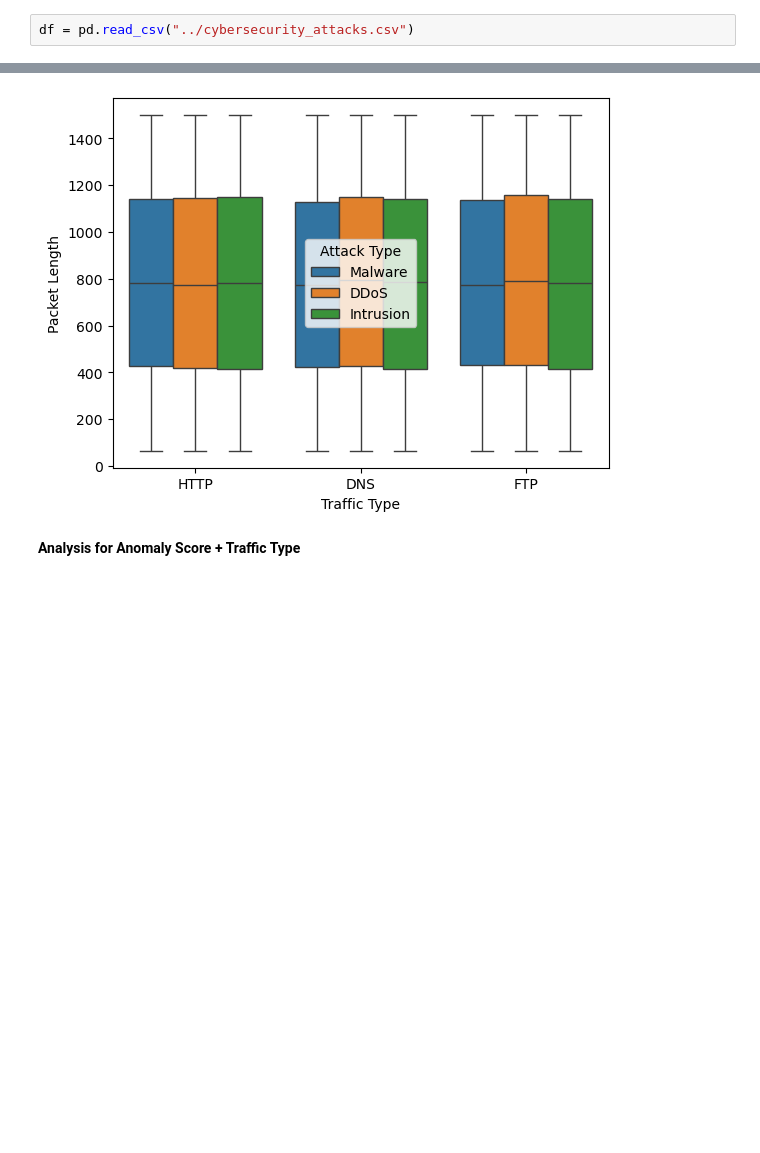
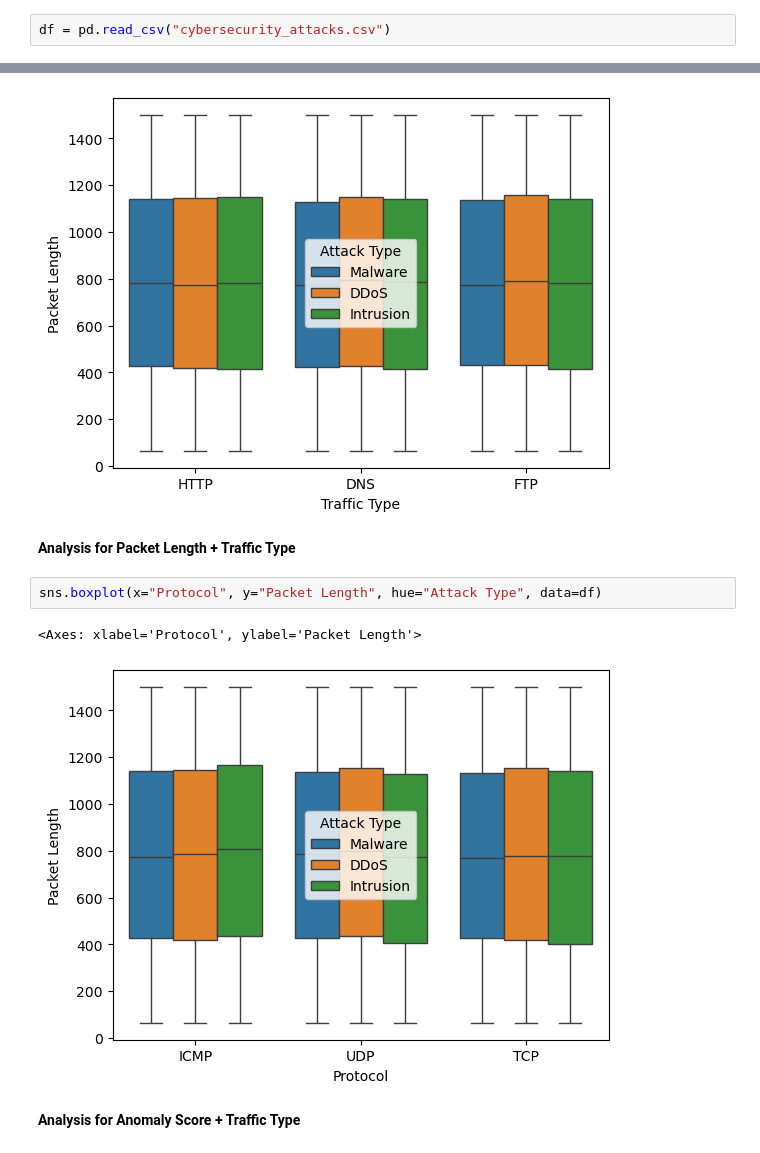
Before and after one commit to sanchk2307/cybersecurity_attacks, a Jupyter notebook: EDA.ipynb, the cells around one changed output, grey strips where cells are left out. Drawn from its saved outputs; the diff is of its cells as text; blank space fills up the shorter version.

```diff
--- a/EDA.ipynb
+++ b/EDA.ipynb
@@ -4,7 +4,7 @@ import pandas as pd
 import matplotlib.pyplot as plt
 import seaborn as sns
 # %%
-df = pd.read_csv("../cybersecurity_attacks.csv")
+df = pd.read_csv("cybersecurity_attacks.csv")
 # %%
 df.head()
 # %% [output]
@@ -350,6 +350,13 @@ sns.boxplot(x="Traffic Type", y="Packet Length", hue="Attack Type", data=df)
 # %% [output]
 <Axes: xlabel='Traffic Type', ylabel='Packet Length'>
 [figure]
+# %% [markdown]
+**Analysis for Packet Length + Traffic Type**
+# %%
+sns.boxplot(x="Protocol", y="Packet Length", hue="Attack Type", data=df)
+# %% [output]
+<Axes: xlabel='Protocol', ylabel='Packet Length'>
+[figure, added]
 # %% [markdown]
 **Analysis for Anomaly Score + Traffic Type**
 # %%
```
Also changed, not shown: parts of 14 cells of this notebook.
